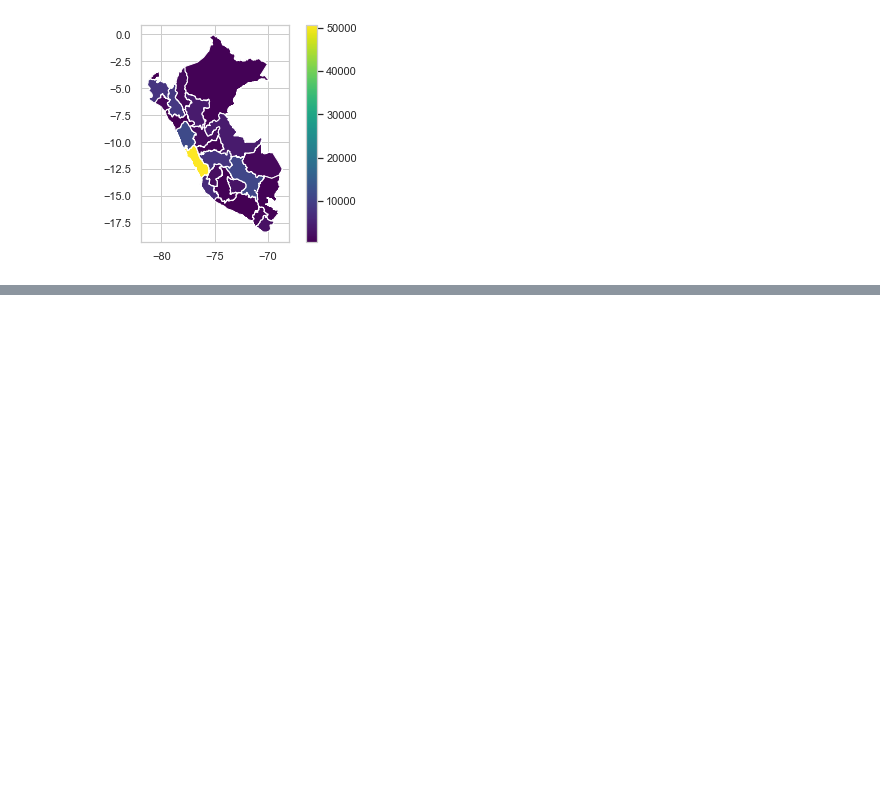
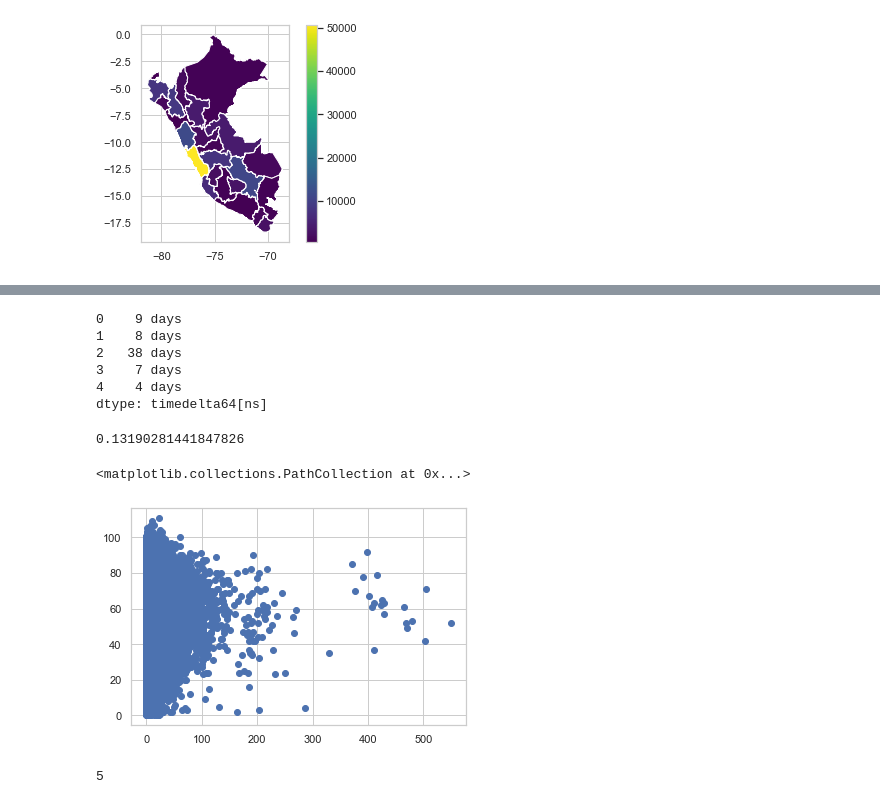
Before and after one commit to Claudio9701/pythonAnalyticsBootcamp, a Jupyter notebook: src/eda.ipynb, the cells around one changed output, grey strips where cells are left out. Saved outputs shown, nothing was run; the diff lists cells and outputs as text; code cells hidden in the pictures; blank space fills up the shorter version.

```diff
--- a/src/eda.ipynb
+++ b/src/eda.ipynb
@@ -215,0 +222,28 @@ gdf_conteo_x_dept.plot("dep_domicilio", colormap='viridis',
+# %%
+# Construir variable tiempo de hospitalizacion por covid
+df_main['fecha_ingreso_hosp_dt'] = pd.to_datetime(df_main['fecha_ingreso_hosp'], format="%d/%m/%Y")
+df_main['fecha_segumiento_hosp_ultimo_dt'] = pd.to_datetime(df_main['fecha_segumiento_hosp_ultimo'], format="%d/%m/%Y")
+# %%
+dias_hosp = df_main['fecha_segumiento_hosp_ultimo_dt'] - df_main['fecha_ingreso_hosp_dt']
+dias_hosp.head()
+# %% [output]
+0    9 days
+1    8 days
+2   38 days
+3    7 days
+4    4 days
+dtype: timedelta64[ns]
+# %%
+# De segundos a dias
+dias_hosp = dias_hosp.dt.total_seconds() / 60 / 60 / 24
+# %%
+df_main['dias_delta_hosp'] = dias_hosp
+# %%
+df_main['dias_delta_hosp'].corr(df_main['edad'])
+# %% [output]
+0.13190281441847826
+# %%
+plt.scatter(x=df_main['dias_delta_hosp'], y=df_main['edad'])
+# %% [output]
+<matplotlib.collections.PathCollection at 0x...>
+[figure, added]
@@ -215,0 +253,4 @@ gdf_conteo_x_dept.plot("dep_domicilio", colormap='viridis',
+# %%
+len(corr_matrix_var)
+# %% [output]
+5
```
Also changed, not shown: parts of 14 cells of this notebook.
